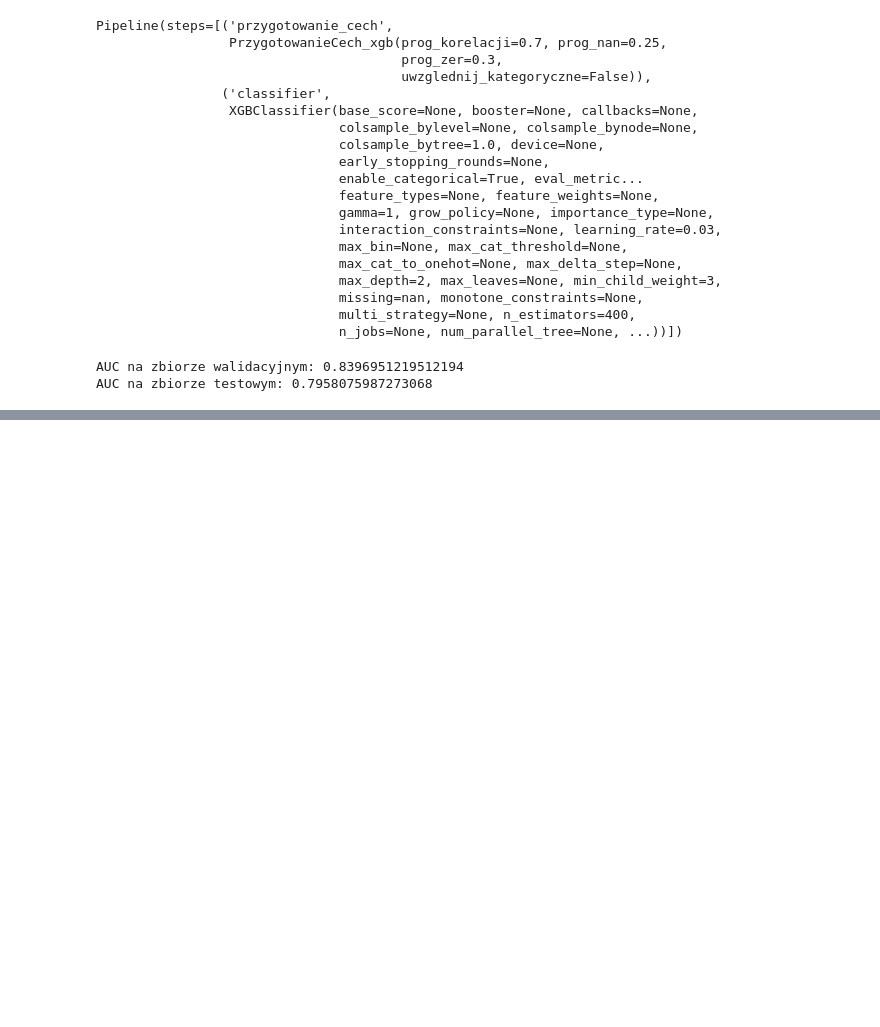
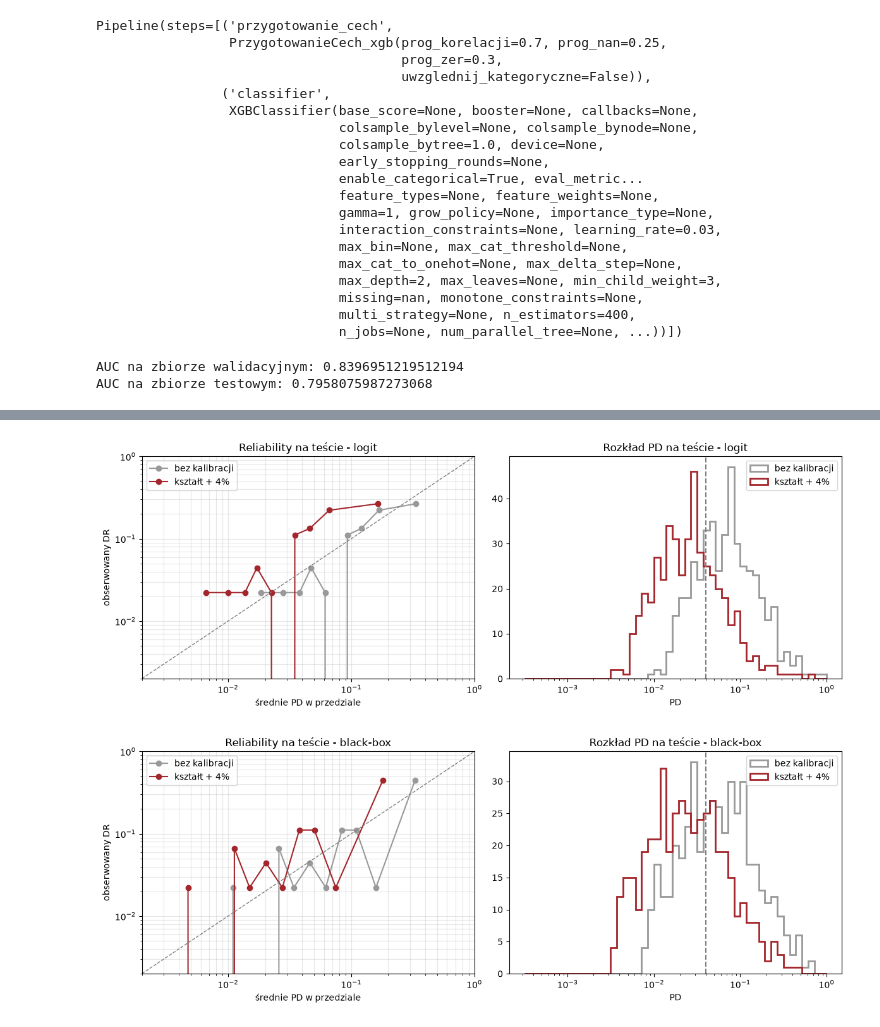
Before and after one commit to NorbertTrojan/Malysz_1, a Jupyter notebook: finalne_modele.ipynb, the cells around one changed output, grey strips where cells are left out. Saved outputs shown, nothing was run; the diff lists cells and outputs as text; code cells hidden in the pictures; blank space fills up the shorter version.

Commit message:
Kalibracja

```diff
--- a/finalne_modele.ipynb
+++ b/finalne_modele.ipynb
@@ -144,0 +344,16 @@ AUC na zbiorze testowym: 0.7958075987273068
+# %%
+P4 = {}
+
+for MODEL in ["logit", "black-box"]:
+    PS = {s: np.asarray(P[MODEL][s]) for s in ["train", "valid", "test"]}
+    DELTA = delta_do_sredniej(PS["valid"], TARGET_PD)
+    P4[MODEL] = {s: expit(_z(PS[s]) + DELTA) for s in PS}
+
+    print(f"Model: {MODEL}, kalibracja: bez kalibracji, δ = {DELTA:+.3f}")
+    print(f"Średnie PD na valid: {P[MODEL]['valid'].mean():.2%} (model) -> {P4[MODEL]['valid'].mean():.2%} (po δ)")
+
+    wiersze_kal = {"test - model bez kalibracji": metryki(y_test, P[MODEL]["test"])}
+    wiersze_kal["test - kształt + przesunięcie do 4%"] = metryki(y_test, P4[MODEL]["test"])
+
+    tab_kal = pd.DataFrame(wiersze_kal).T[["DR", "średnie PD", "AUC", "Brier", "ECE", "ACE", "log-loss"]]
+    display(tab_kal.round(4))
@@ -144,0 +371,31 @@ AUC na zbiorze testowym: 0.7958075987273068
+# %%
+for MODEL in ["logit", "black-box"]:
+    fig, axes = plt.subplots(1, 2, figsize=(12, 4.5))
+
+    serie = [
+        (P[MODEL]["test"], "bez kalibracji", "#999999"),
+        (P4[MODEL]["test"], "kształt + 4%", KOL["test"])
+    ]
+
+    for p, lab, col in serie:
+        reliability(axes[0], y_test, p, lab, color=col)
+        axes[1].hist(
+            p, bins=np.logspace(-3.5, 0, 50),
+            histtype="step", lw=2, label=lab, color=col
+        )
+
+    os_log(axes[0])
+    axes[0].set_title(f"Reliability na teście - {MODEL}")
+    axes[0].legend()
+
+    axes[1].set_xscale("log")
+    axes[1].axvline(TARGET_PD, ls="--", color="gray")
+    axes[1].set_xlabel("PD")
+    axes[1].set_title(f"Rozkład PD na teście - {MODEL}")
+    axes[1].legend()
+
+    plt.tight_layout()
+    plt.show()
+# %% [output]
+[figure, added]
+[figure, added]
```
Also changed, not shown: parts of 15 cells of this notebook.
